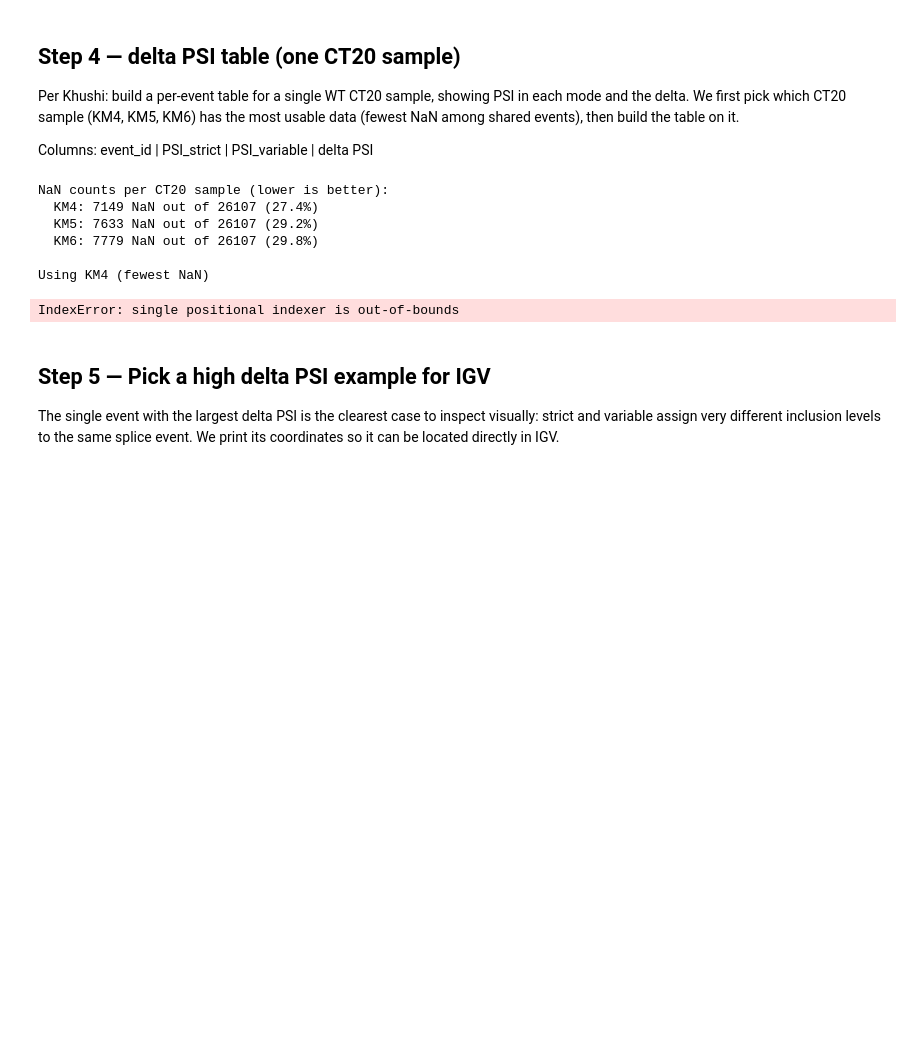
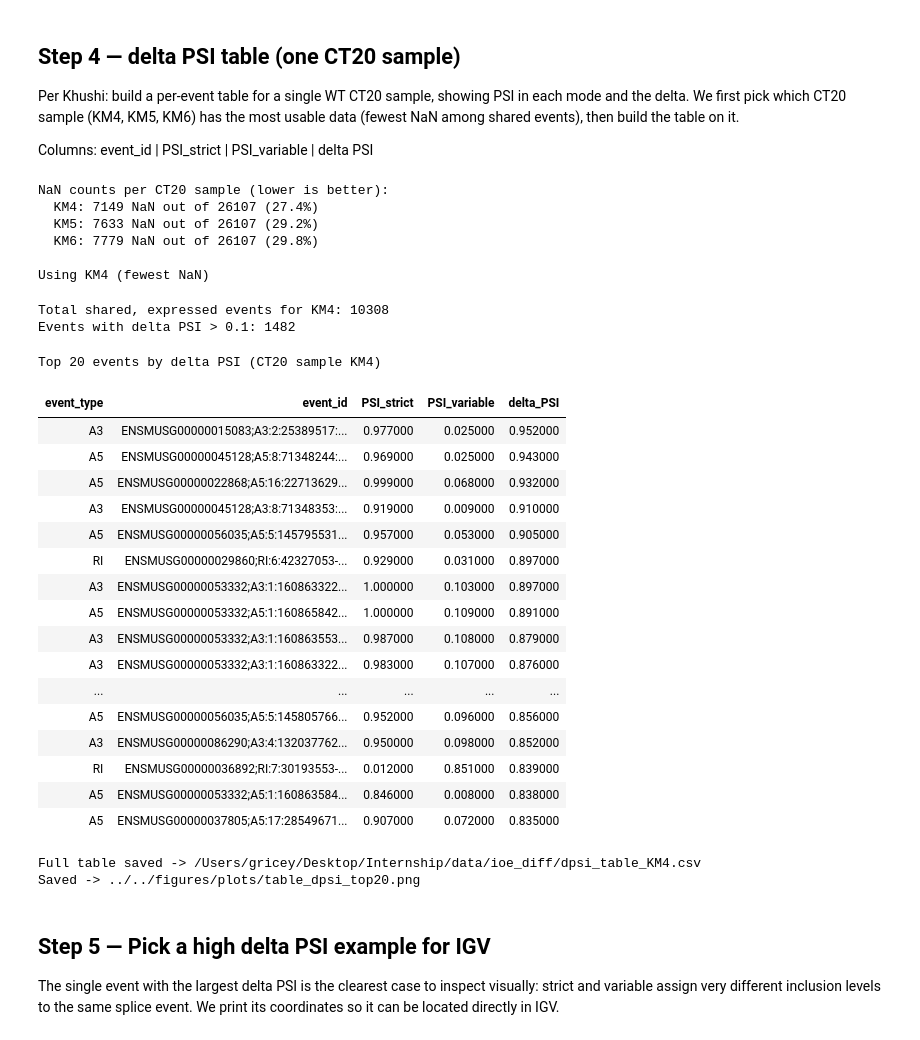
Before and after one commit to griceyrt/Internship, a Jupyter notebook: analysis/notebooks/03_psi_comparison.ipynb, the cells around one changed output. Saved outputs shown, nothing was run; the diff lists cells and outputs as text; code cells hidden in the pictures; blank space fills up the shorter version.

```diff
--- a/analysis/notebooks/03_psi_comparison.ipynb
+++ b/analysis/notebooks/03_psi_comparison.ipynb
@@ -272,47 +272,68 @@ Using KM4 (fewest NaN)
 # %%
 # Build the delta PSI table for the chosen CT20 sample, all event types combined
 km = best_sample
 table_rows = []
 
 for event in EVENT_TYPES:
     strict_shared = dpsi_data[event]["strict"]
     var1_shared   = dpsi_data[event]["var1"]
 
-    for idx in range(len(strict_shared)):
-        eid = strict_shared.index[idx]
-        ps  = strict_shared.iloc[idx][km]
-        pv  = var1_shared.iloc[idx][km]
-        if pd.isna(ps) or pd.isna(pv):
-            continue
-        if not (0 < ps < 1):
-            continue
+    # Merge on event ID to handle duplicates safely
+    strict_col = strict_shared[[km]].rename(columns={km: "PSI_strict"})
+    var1_col   = var1_shared[[km]].rename(columns={km: "PSI_variable"})
+
+    merged = strict_col.join(var1_col, how="inner")
+    merged = merged.dropna()
+    merged = merged[(merged["PSI_strict"] > 0) & (merged["PSI_strict"] < 1)]
+    merged["delta_PSI"] = (merged["PSI_strict"] - merged["PSI_variable"]).abs()
+    merged["event_type"] = event
+
+    for eid, row in merged.iterrows():
         table_rows.append({
             "event_type":   event,
             "event_id":     eid,
-            "PSI_strict":   round(ps, 3),
-            "PSI_variable": round(pv, 3),
-            "delta_PSI":    round(abs(ps - pv), 3),
+            "PSI_strict":   round(row["PSI_strict"], 3),
+            "PSI_variable": round(row["PSI_variable"], 3),
+            "delta_PSI":    round(row["delta_PSI"], 3),
         })
 
 df_dpsi = pd.DataFrame(table_rows).sort_values("delta_PSI", ascending=False).reset_index(drop=True)
 print(f"Total shared, expressed events for {km}: {len(df_dpsi)}")
 print(f"Events with delta PSI > 0.1: {(df_dpsi['delta_PSI'] > 0.1).sum()}")
 
-# Show the top 20 by delta PSI
 display(style_table(df_dpsi.head(20),
                     f"Top 20 events by delta PSI (CT20 sample {km})"))
 
-# Save full table to CSV for reference
 df_dpsi.to_csv(f"{BASE}/ioe_diff/dpsi_table_{km}.csv", index=False)
 print(f"Full table saved -> {BASE}/ioe_diff/dpsi_table_{km}.csv")
 
-# Export top 20 as PNG
 export_table_png(df_dpsi.head(20),
                  "../../figures/plots/table_dpsi_top20.png",
                  title=f"Top 20 events by delta PSI (CT20 {km})",
                  figsize=(16, 9))
 # %% [output]
-IndexError: single positional indexer is out-of-bounds
+Total shared, expressed events for KM4: 10308
+Events with delta PSI > 0.1: 1482
+Top 20 events by delta PSI (CT20 sample KM4)
+| event_type | event_id | PSI_strict | PSI_variable | delta_PSI |
+| A3 | ENSMUSG00000015083;A3:2:25389517:... | 0.977000 | 0.025000 | 0.952000 |
+| A5 | ENSMUSG00000045128;A5:8:71348244:... | 0.969000 | 0.025000 | 0.943000 |
+| A5 | ENSMUSG00000022868;A5:16:22713629... | 0.999000 | 0.068000 | 0.932000 |
+| A3 | ENSMUSG00000045128;A3:8:71348353:... | 0.919000 | 0.009000 | 0.910000 |
+| A5 | ENSMUSG00000056035;A5:5:145795531... | 0.957000 | 0.053000 | 0.905000 |
+| RI | ENSMUSG00000029860;RI:6:42327053-... | 0.929000 | 0.031000 | 0.897000 |
+| A3 | ENSMUSG00000053332;A3:1:160863322... | 1.000000 | 0.103000 | 0.897000 |
+| A5 | ENSMUSG00000053332;A5:1:160865842... | 1.000000 | 0.109000 | 0.891000 |
+| A3 | ENSMUSG00000053332;A3:1:160863553... | 0.987000 | 0.108000 | 0.879000 |
+| A3 | ENSMUSG00000053332;A3:1:160863322... | 0.983000 | 0.107000 | 0.876000 |
+| ... | ... | ... | ... | ... |
+| A5 | ENSMUSG00000056035;A5:5:145805766... | 0.952000 | 0.096000 | 0.856000 |
+| A3 | ENSMUSG00000086290;A3:4:132037762... | 0.950000 | 0.098000 | 0.852000 |
+| RI | ENSMUSG00000036892;RI:7:30193553-... | 0.012000 | 0.851000 | 0.839000 |
+| A5 | ENSMUSG00000053332;A5:1:160863584... | 0.846000 | 0.008000 | 0.838000 |
+| A5 | ENSMUSG00000037805;A5:17:28549671... | 0.907000 | 0.072000 | 0.835000 |
+Full table saved -> /Users/gricey/Desktop/Internship/data/ioe_diff/dpsi_table_KM4.csv
+Saved -> ../../figures/plots/table_dpsi_top20.png
 # %% [markdown]
 ## Step 5 — Pick a high delta PSI example for IGV
 
```
Also changed, not shown: parts of 3 cells of this notebook.
